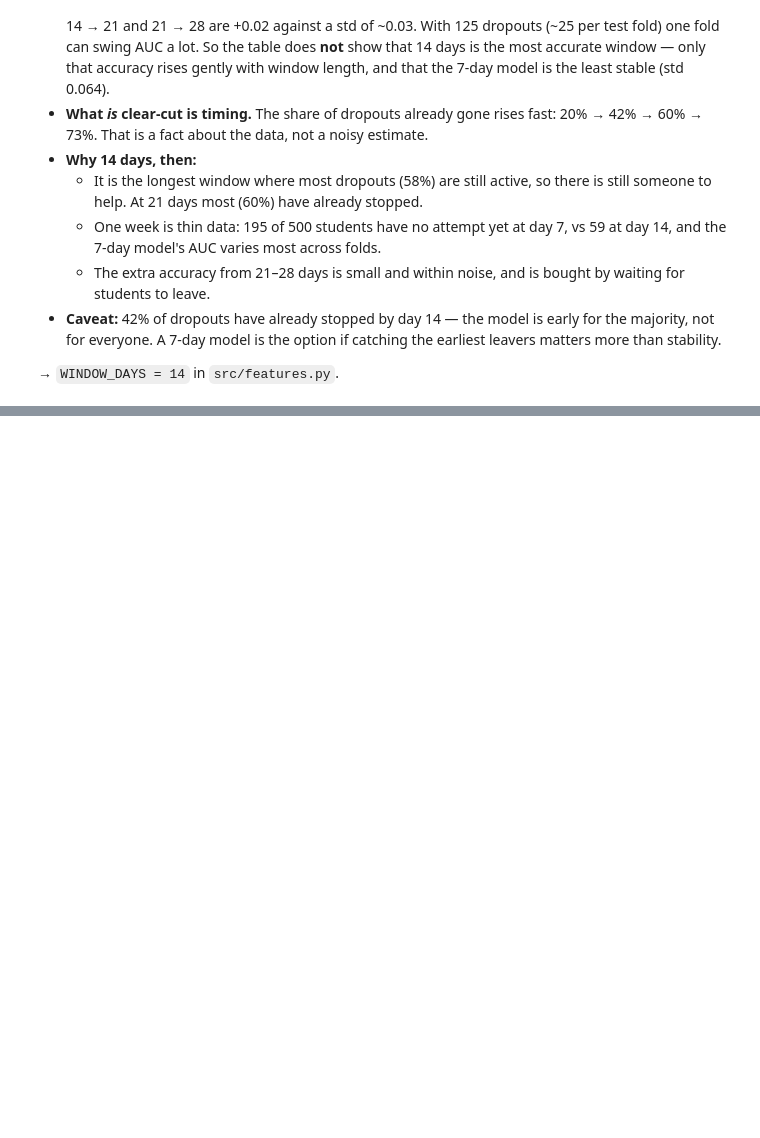
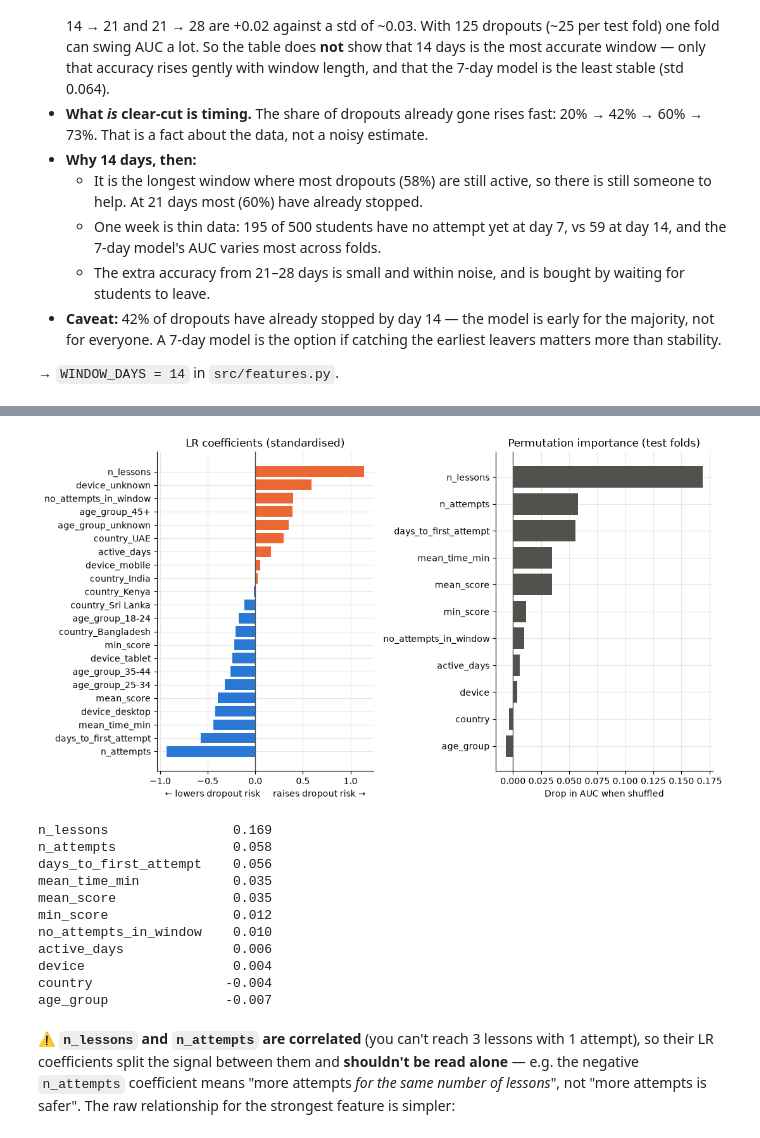
Before and after one commit to anirudhkumar0904/student-success-assistant, a Jupyter notebook: notebooks/part1_ml.ipynb, the cells around one changed output, grey strips where cells are left out. Drawn from its saved outputs; the diff is of its cells as text; code cells hidden in the pictures; blank space fills up the shorter version.

```diff
--- a/notebooks/part1_ml.ipynb
+++ b/notebooks/part1_ml.ipynb
@@ -302,0 +365,19 @@ _TODO_
+# %%
+models = {
+    "A: always 'no dropout'": make_always_no(),
+    "B1: n_lessons >= N": ThresholdRule("n_lessons", ">="),
+    "B2: mean_score <= N": ThresholdRule("mean_score", "<="),
+    "logistic regression": make_logreg(SEED),
+    "random forest": make_forest(SEED),
+}
+results = {name: cv_summary(model, X, y, cv) for name, model in models.items()}
+
+for name in ["B1: n_lessons >= N", "B2: mean_score <= N"]:
+    rule = models[name]
+    chosen_n = [float(ThresholdRule(rule.column, rule.direction).fit(X.iloc[train], y.iloc[train]).n_)
+                for train, _ in cv.split(X, y)]
+    print(f"{name}: N chosen on each training fold = {chosen_n}")
+
+pd.DataFrame({name: {m: {"mean": v[0], "std": v[1]} for m, v in r.items()} for name, r in results.items()}) \
+    .to_json(JSON_DIR + "p1_model_comparison.json", indent=2)
+format_mean_std(results)
@@ -302,0 +531,45 @@ _TODO_
+# %%
+final_model.fit(X, y)
+names = [n.split("__", 1)[1] for n in final_model[0].get_feature_names_out()]  # drop "num__"/"cat__"
+coefs = pd.Series(final_model[-1].coef_[0], index=names).sort_values()
+
+perm = []
+for train, test in cv.split(X, y):
+    fold_model = make_logreg(SEED).fit(X.iloc[train], y.iloc[train])
+    r = permutation_importance(fold_model, X.iloc[test], y.iloc[test], scoring="roc_auc",
+                               n_repeats=20, random_state=SEED)
+    perm.append(r.importances_mean)
+perm = pd.Series(np.mean(perm, axis=0), index=X.columns).sort_values()
+
+fig, (ax1, ax2) = plt.subplots(1, 2, figsize=(11, 6))
+ax1.barh(coefs.index, coefs.values, color=[COLORS["yes"] if c > 0 else COLORS["no"] for c in coefs])
+ax1.axvline(0, color="#52514e", linewidth=1)
+ax1.set_title("LR coefficients (standardised)")
+ax1.set_xlabel("← lowers dropout risk     raises dropout risk →")
+ax2.barh(perm.index, perm.values, color="#52514e")
+ax2.axvline(0, color="#52514e", linewidth=1)
+ax2.set_title("Permutation importance (test folds)")
+ax2.set_xlabel("Drop in AUC when shuffled")
+fig.tight_layout()
+fig.savefig(CHART_DIR + "p1_feature_importance.png", dpi=150)
+plt.show()
+
+print(perm.sort_values(ascending=False).round(3).to_string())
+# %% [output]
+[figure, added]
+n_lessons                0.169
+n_attempts               0.058
+days_to_first_attempt    0.056
+mean_time_min            0.035
+mean_score               0.035
+min_score                0.012
+no_attempts_in_window    0.010
+active_days              0.006
+device                   0.004
+country                 -0.004
+age_group               -0.007
+# %% [markdown]
+⚠️ **`n_lessons` and `n_attempts` are correlated** (you can't reach 3 lessons with 1 attempt), so their LR
+coefficients split the signal between them and **shouldn't be read alone** — e.g. the negative `n_attempts`
+coefficient means "more attempts *for the same number of lessons*", not "more attempts is safer". The raw
+relationship for the strongest feature is simpler:
```
Also changed, not shown: parts of 21 cells of this notebook, 5 other files.
